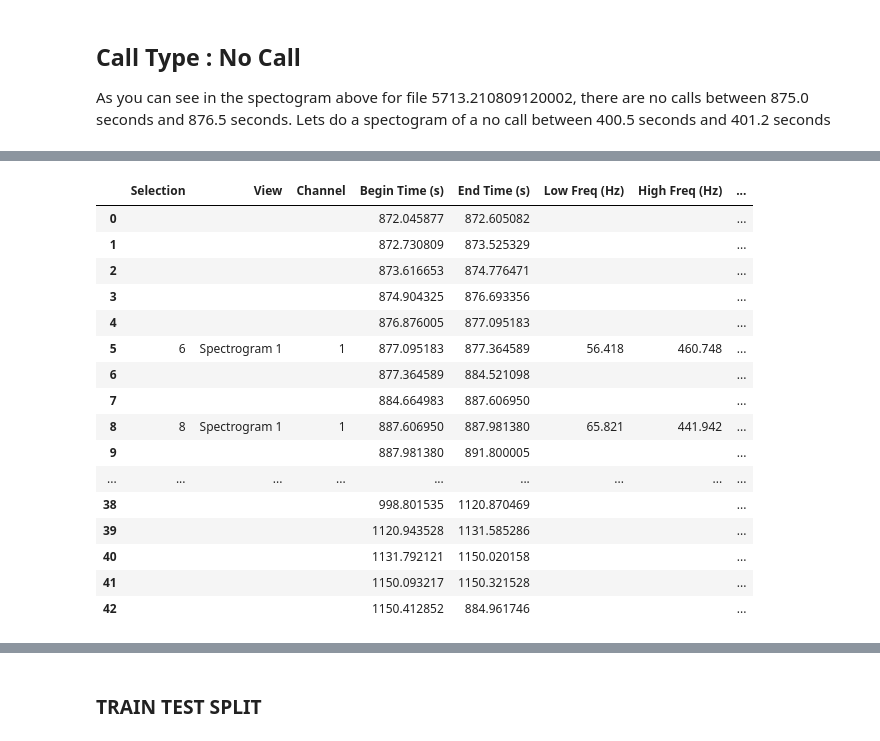
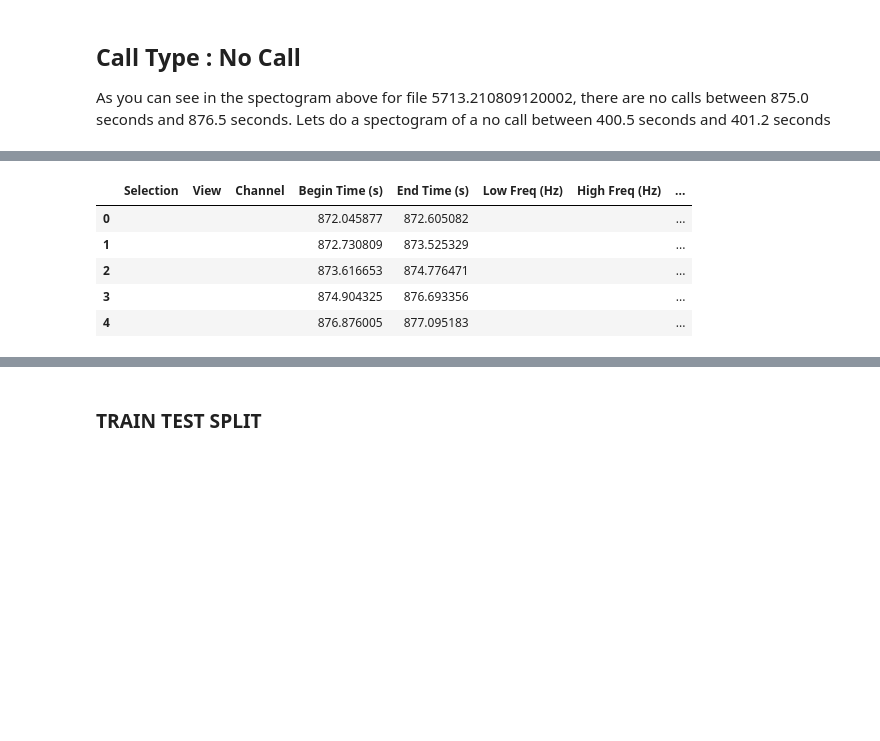
Before and after one commit to mickalleny2k/ML-Project2, a Jupyter notebook: Spectrogram.ipynb, the cells around one changed output, grey strips where cells are left out. Cells and saved outputs as stored; diff of their text form; code cells hidden in the pictures; blank space fills up the shorter version.

```diff
--- a/Spectrogram.ipynb
+++ b/Spectrogram.ipynb
@@ -193,22 +292,3 @@ I'm going to extract a single call now and check the size of the spectrogram arr
 # %%
 df['Spectogram'] = None
 #print(df.head())
-# %%
-for index, row in df.iterrows():
-    start_time = row['Begin Time (s)']
-    end_time = row['End Time (s)']
-    low_freq = row['Low Freq (Hz)']
-    high_freq = row['High Freq (Hz)']
-    annotation = row['Annotation']
-    time_indices = np.where((times >= start_time) & (times <= end_time))[0]
-
-    #Find indices for the frequency range
-    freq_indices = np.where((frequencies >= low_freq) & (frequencies <= high_freq))[0]
-
-    #Extract the portion of the spectrogram
-    spectrogram_sub = spectrogram[freq_indices][:, time_indices]
-    frequencies_sub = frequencies[freq_indices]
-    times_sub = times[time_indices]
-    print(spectrogram_sub.shape)
-    df['Spectogram'][index] = spectrogram_sub
-    np.savez('./rupe_b_%i' %index, spectrogram_sub)
@@ -241,6 +301,3 @@ Try and save the spectrogram plot. (I wouldn't actually do this in practice - I
 
 As you can see in the spectogram above for file 5713.210809120002, there are no calls between 875.0 seconds and 876.5 seconds.
 Lets do a spectogram of a no call between 400.5 seconds and 401.2 seconds
-# %%
-df['No Call Spectogram'] = None
-#print(df.head())
@@ -367,23 +378,14 @@ df
 # %%
 df = df.drop(df[df.Annotation == 'Rupe A'].index)
+df = df.drop(df[df.Annotation == 'Rupe C'].index)
+df = df.drop(df[df.Annotation == 'Growl B'].index)
 df = df.sort_values(by=['Begin Time (s)'])
 df = df.reset_index(drop = True)
-df
+df.head()
 # %% [output]
 |  | Selection | View | Channel | Begin Time (s) | End Time (s) | Low Freq (Hz) | High Freq (Hz) | ... |
 | 0 |  |  |  | 872.045877 | 872.605082 |  |  | ... |
 | 1 |  |  |  | 872.730809 | 873.525329 |  |  | ... |
 | 2 |  |  |  | 873.616653 | 874.776471 |  |  | ... |
 | 3 |  |  |  | 874.904325 | 876.693356 |  |  | ... |
 | 4 |  |  |  | 876.876005 | 877.095183 |  |  | ... |
-| 5 | 6 | Spectrogram 1 | 1 | 877.095183 | 877.364589 | 56.418 | 460.748 | ... |
-| 6 |  |  |  | 877.364589 | 884.521098 |  |  | ... |
-| 7 |  |  |  | 884.664983 | 887.606950 |  |  | ... |
-| 8 | 8 | Spectrogram 1 | 1 | 887.606950 | 887.981380 | 65.821 | 441.942 | ... |
-| 9 |  |  |  | 887.981380 | 891.800005 |  |  | ... |
-| ... | ... | ... | ... | ... | ... | ... | ... | ... |
-| 38 |  |  |  | 998.801535 | 1120.870469 |  |  | ... |
-| 39 |  |  |  | 1120.943528 | 1131.585286 |  |  | ... |
-| 40 |  |  |  | 1131.792121 | 1150.020158 |  |  | ... |
-| 41 |  |  |  | 1150.093217 | 1150.321528 |  |  | ... |
-| 42 |  |  |  | 1150.412852 | 884.961746 |  |  | ... |
```
Also changed, not shown: parts of 41 cells of this notebook.
